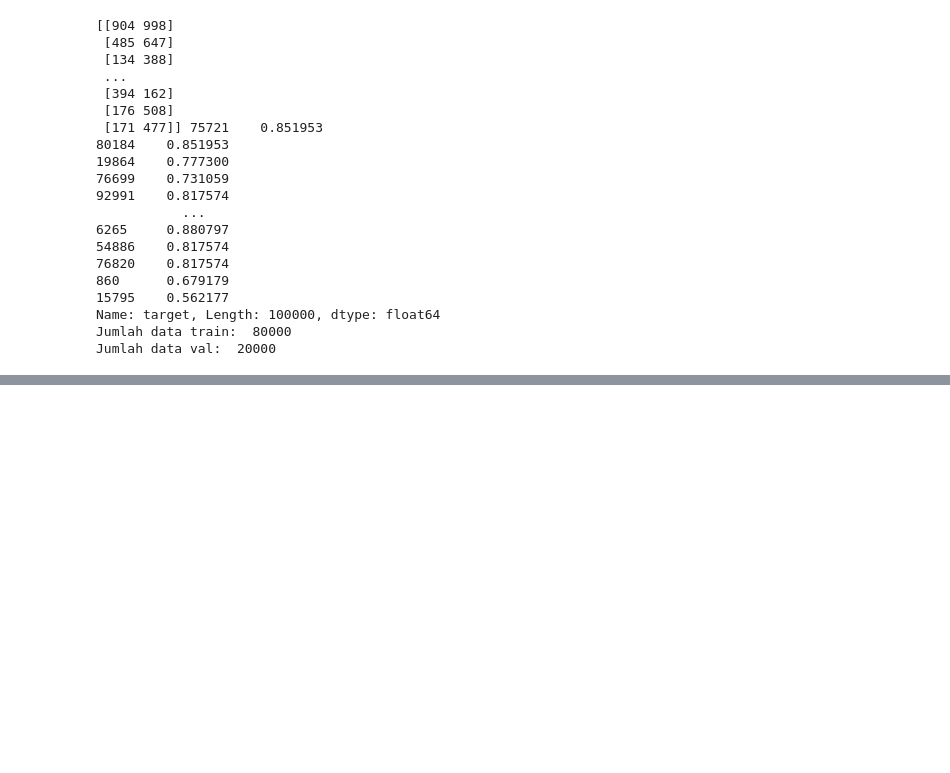
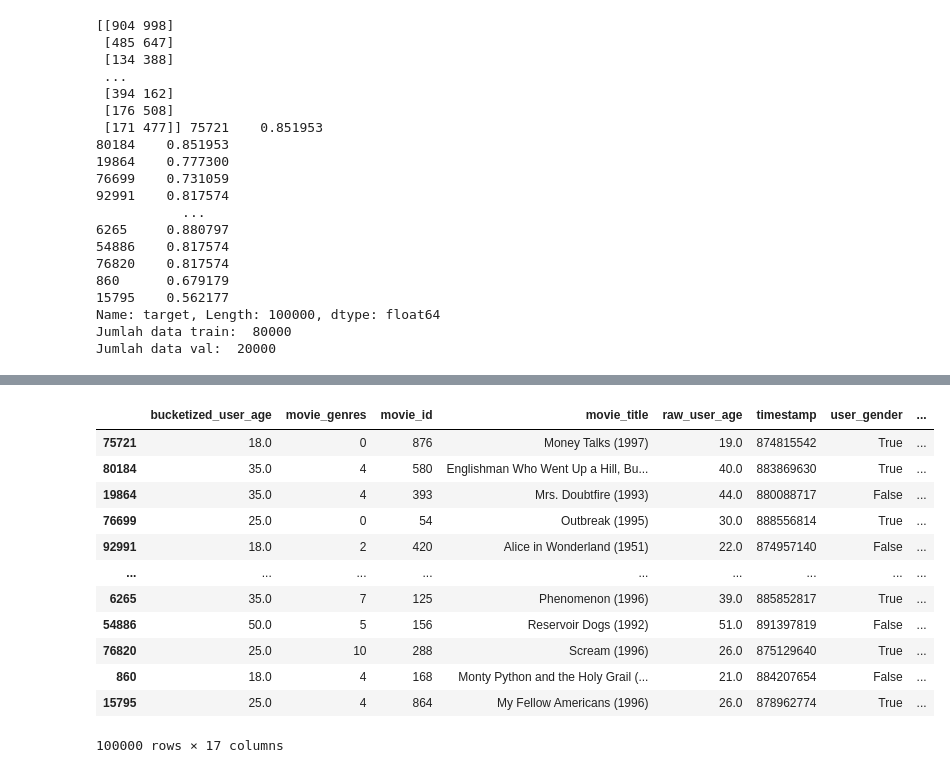
Before and after one commit to C24-MR01/nbs-ml, a Jupyter notebook: collaborative-filtering.ipynb, the cells around one changed output, grey strips where cells are left out. Cells and saved outputs as stored; diff of their text form; code cells hidden in the pictures; blank space fills up the shorter version.

Commit message:
Update gender, bucketized age, and try api for collaborative filtering

```diff
--- a/collaborative-filtering.ipynb
+++ b/collaborative-filtering.ipynb
@@ -338,0 +340,8 @@ Top 10 movie recommendations
+# %%
+import os
+import requests
+import pickle
+
+folder = './model'
+if not os.path.exists(folder):
+  os.makedirs(folder)
@@ -338,0 +352,16 @@ Top 10 movie recommendations
+# %%
+pickle.load(open(folder + '/df.pkl', 'rb'))
+# %% [output]
+|  | bucketized_user_age | movie_genres | movie_id | movie_title | raw_user_age | timestamp | user_gender | ... |
+| 75721 | 18.0 | 0 | 876 | Money Talks (1997) | 19.0 | 874815542 | True | ... |
+| 80184 | 35.0 | 4 | 580 | Englishman Who Went Up a Hill, Bu... | 40.0 | 883869630 | True | ... |
+| 19864 | 35.0 | 4 | 393 | Mrs. Doubtfire (1993) | 44.0 | 880088717 | False | ... |
+| 76699 | 25.0 | 0 | 54 | Outbreak (1995) | 30.0 | 888556814 | True | ... |
+| 92991 | 18.0 | 2 | 420 | Alice in Wonderland (1951) | 22.0 | 874957140 | False | ... |
+| ... | ... | ... | ... | ... | ... | ... | ... | ... |
+| 6265 | 35.0 | 7 | 125 | Phenomenon (1996) | 39.0 | 885852817 | True | ... |
+| 54886 | 50.0 | 5 | 156 | Reservoir Dogs (1992) | 51.0 | 891397819 | False | ... |
+| 76820 | 25.0 | 10 | 288 | Scream (1996) | 26.0 | 875129640 | True | ... |
+| 860 | 18.0 | 4 | 168 | Monty Python and the Holy Grail (... | 21.0 | 884207654 | False | ... |
+| 15795 | 25.0 | 4 | 864 | My Fellow Americans (1996) | 26.0 | 878962774 | True | ... |
+100000 rows × 17 columns
```
Also changed, not shown: parts of 19 cells of this notebook, 7 other files.
